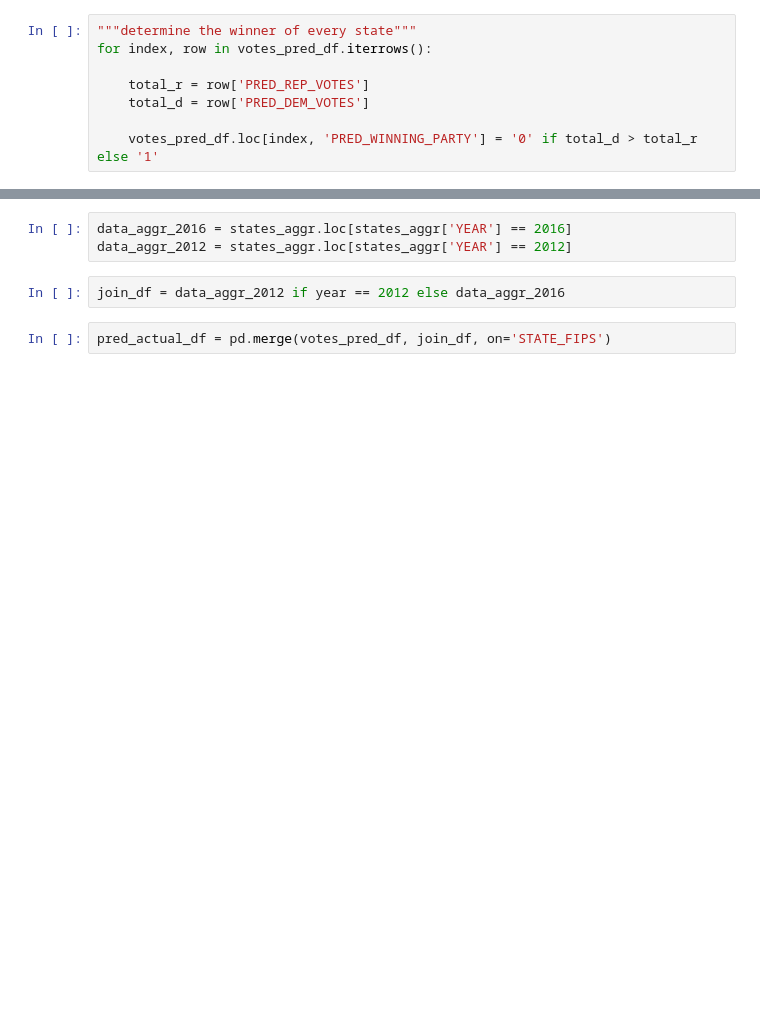
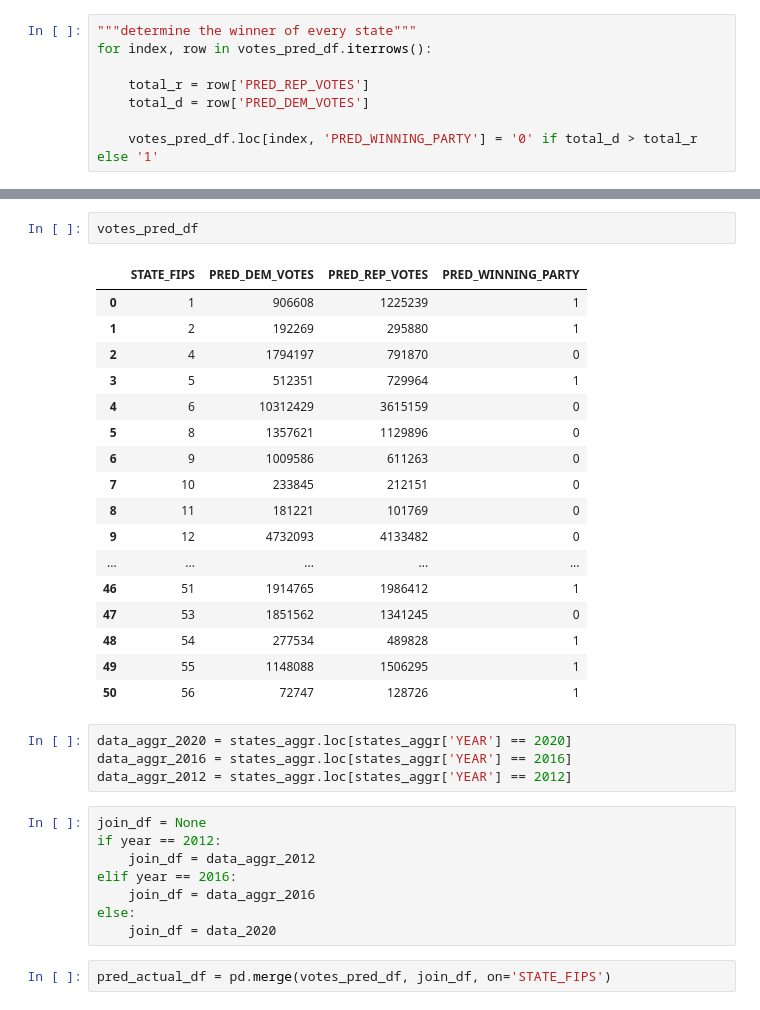
Before and after one commit to ehuang13/w210-presidential-election, a Jupyter notebook: harith/notebook/RegressionPipelineCombined.ipynb, the cells around one changed output, grey strips where cells are left out. Cells and saved outputs as stored; diff of their text form; blank space fills up the shorter version.

```diff
--- a/harith/notebook/RegressionPipelineCombined.ipynb
+++ b/harith/notebook/RegressionPipelineCombined.ipynb
@@ -305,7 +383,34 @@ votes_pred_df
+# %%
+votes_pred_df
+# %% [output]
+|  | STATE_FIPS | PRED_DEM_VOTES | PRED_REP_VOTES | PRED_WINNING_PARTY |
+| 0 | 1 | 906608 | 1225239 | 1 |
+| 1 | 2 | 192269 | 295880 | 1 |
+| 2 | 4 | 1794197 | 791870 | 0 |
+| 3 | 5 | 512351 | 729964 | 1 |
+| 4 | 6 | 10312429 | 3615159 | 0 |
+| 5 | 8 | 1357621 | 1129896 | 0 |
+| 6 | 9 | 1009586 | 611263 | 0 |
+| 7 | 10 | 233845 | 212151 | 0 |
+| 8 | 11 | 181221 | 101769 | 0 |
+| 9 | 12 | 4732093 | 4133482 | 0 |
+| ... | ... | ... | ... | ... |
+| 46 | 51 | 1914765 | 1986412 | 1 |
+| 47 | 53 | 1851562 | 1341245 | 0 |
+| 48 | 54 | 277534 | 489828 | 1 |
+| 49 | 55 | 1148088 | 1506295 | 1 |
+| 50 | 56 | 72747 | 128726 | 1 |
 # %%
+data_aggr_2020 = states_aggr.loc[states_aggr['YEAR'] == 2020]
 data_aggr_2016 = states_aggr.loc[states_aggr['YEAR'] == 2016]
 data_aggr_2012 = states_aggr.loc[states_aggr['YEAR'] == 2012]
 # %%
-join_df = data_aggr_2012 if year == 2012 else data_aggr_2016
+join_df = None
+if year == 2012:
+    join_df = data_aggr_2012
+elif year == 2016:
+    join_df = data_aggr_2016
+else:
+    join_df = data_2020
 # %%
 pred_actual_df = pd.merge(votes_pred_df, join_df, on='STATE_FIPS')
```
Also changed, not shown: parts of 19 cells of this notebook, 5 other files.
